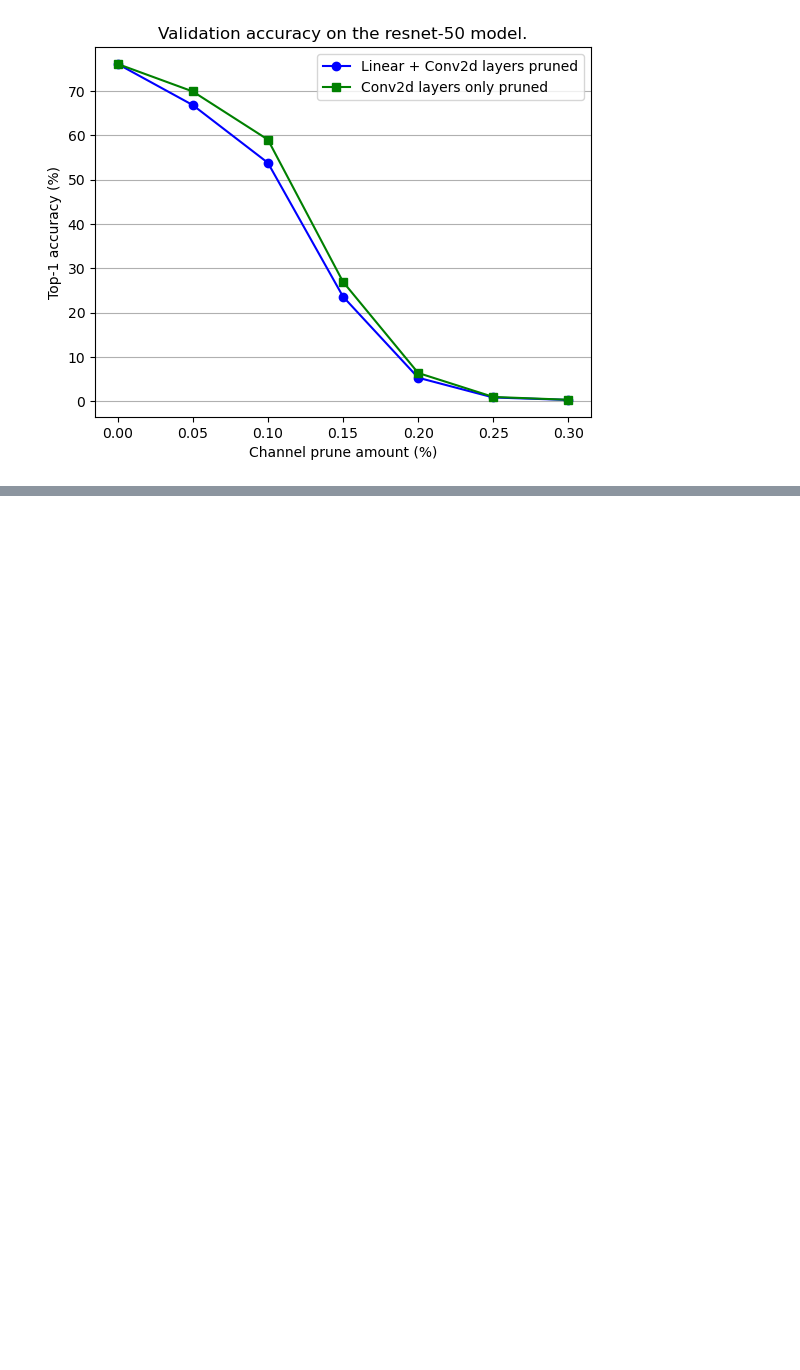
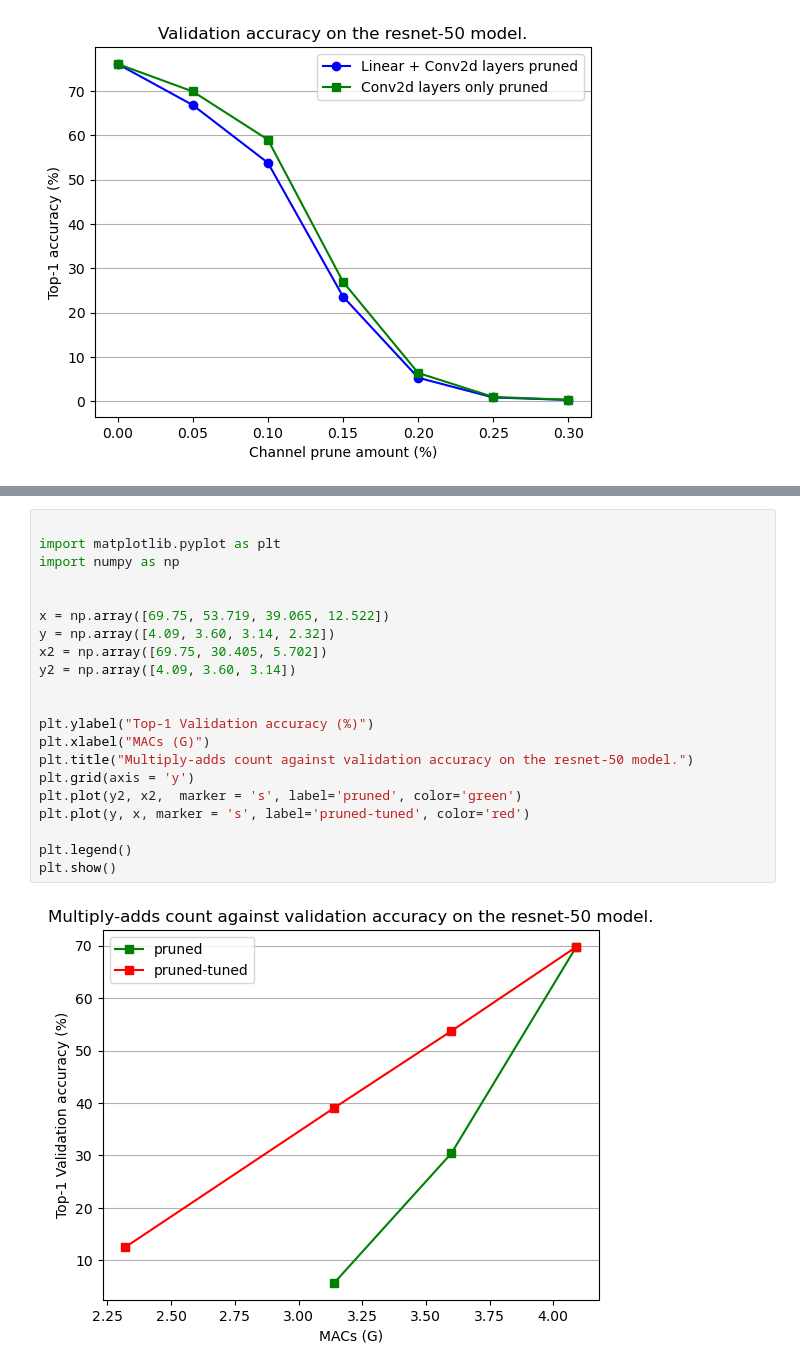
Before and after one commit to matteorapa/self-adaptive-neural-networks, a Jupyter notebook: notebooks/results.ipynb, the cells around one changed output, grey strips where cells are left out. Drawn from its saved outputs; the diff is of its cells as text; blank space fills up the shorter version.

```diff
--- a/notebooks/results.ipynb
+++ b/notebooks/results.ipynb
@@ -54,0 +114,23 @@ plt.show()
+# %%
+
+import matplotlib.pyplot as plt
+import numpy as np
+
+
+x = np.array([69.75, 53.719, 39.065, 12.522])
+y = np.array([4.09, 3.60, 3.14, 2.32])
+x2 = np.array([69.75, 30.405, 5.702])
+y2 = np.array([4.09, 3.60, 3.14])
+
+
+plt.ylabel("Top-1 Validation accuracy (%)")
+plt.xlabel("MACs (G)")
+plt.title("Multiply-adds count against validation accuracy on the resnet-50 model.")
+plt.grid(axis = 'y')
+plt.plot(y2, x2,  marker = 's', label='pruned', color='green')
+plt.plot(y, x, marker = 's', label='pruned-tuned', color='red')
+
+plt.legend()
+plt.show()
+# %% [output]
+[figure, added]
```
Also changed, not shown: parts of 3 cells of this notebook, 35 other files.
